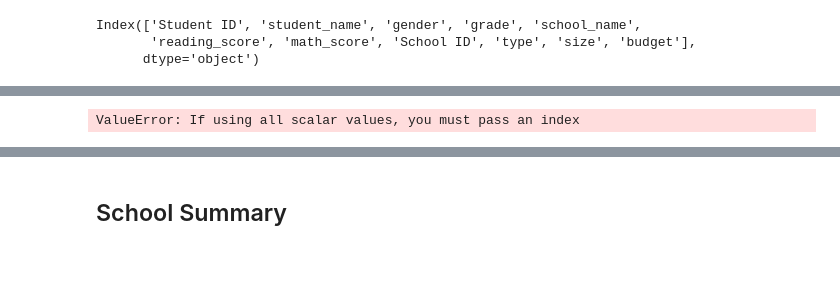
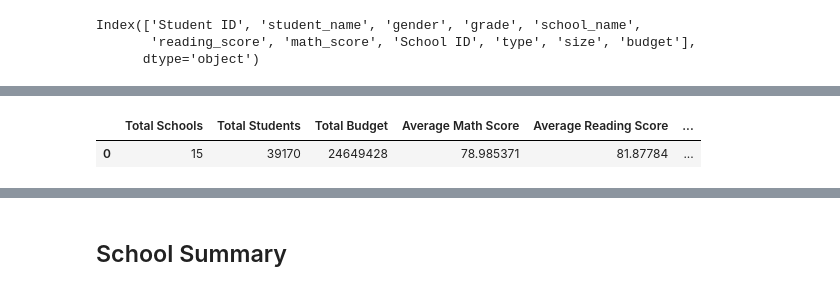
Before and after one commit to pmhu4242/pandas-challenge, a Jupyter notebook: PyCitySchools_starter.ipynb, the cells around one changed output, grey strips where cells are left out. Cells and saved outputs as stored; diff of their text form; code cells hidden in the pictures; blank space fills up the shorter version.

```diff
--- a/PyCitySchools_starter.ipynb
+++ b/PyCitySchools_starter.ipynb
@@ -44,52 +44,78 @@ Index(['Student ID', 'student_name', 'gender', 'grade', 'school_name',
        'reading_score', 'math_score', 'School ID', 'type', 'size', 'budget'],
       dtype='object')
 # %%
+district_sum = {"Total Schools": [school_count], "Total Students": [student_count], "Total Budget": [budget],
+                              "Average Math Score": [avg_math], "Average Reading Score": [avg_reading], "Percent Pass Rate for Math": [percent_math],
+                              "Percent Pass Rate for Reading": [percent_reading], "Overall Pass Rate": [percent_both]}
+
 school_name = school_data['school_name']
-print(school_name)
+#print(school_name)
 
 school_count = len(school_data)
-print(school_count)
+#print(school_count)
 
 student_count = sum(school_data['size'])
-print(student_count)
+#print(student_count)
 
 budget = school_data['budget'].sum()
-print(budget)
+#print(budget)
 
 budget_per_student = budget / student_count
-print(budget_per_student)
+#print(budget_per_student)
 
 avg_math = student_data['math_score'].mean()
-print(avg_math)
+#print(avg_math)
 
 avg_reading = student_data['reading_score'].mean()
-print(avg_reading)
+# print(avg_reading)
 
 pass_math = student_data.value_counts([student_data['math_score'] >= 70])
 print(pass_math)
+
 # pass_math2 = pass_math.loc[pass_math["math_score"] == "True"]#
 # print(pass_math2)
 percent_math = (pass_math / student_count) * 100
-print(percent_math)
+#print(percent_math)
 
 
 pass_reading = student_data.value_counts([student_data['reading_score'] >= 70])
-print(pass_reading)
+#print(pass_reading)
 
 percent_reading = (pass_reading / student_count) * 100
-print(percent_reading)
+#print(percent_reading)
 
 pass_both = student_data.value_counts([student_data['reading_score'] >= 70, student_data['math_score'] >= 70])
-print(pass_both)
+#print(pass_both)
 
 percent_both = (pass_both / student_count) * 100
 
-print(percent_both)
+#print(percent_both)
 
-school_data.describe()
 
-district_data = pd.DataFrame({"Total Schools": 'school_count', "Total Students": 'student_count', "Total Budget": 'budget',
-                              "Average Math Score": 'avg_math', "Average Reading Score": 'avg_reading', "Percent Pass Rate for Math": 'percent_math',
-                              "Percent Pass Rate for Reading": 'percent_reading', "Overall Pass Rate": 'percent_both'})
-district_data
+
+
+
+
+
+
+district_sum = pd.DataFrame([{"Total Schools": school_count, "Total Students": student_count, "Total Budget": budget,
+                              "Average Math Score": avg_math, "Average Reading Score": avg_reading,
+                              "Percent Pass Rate for Math": [percent_math], "Percent Pass Rate for Reading": [percent_reading],
+                              "Overall Pass Rate": [percent_both]}])
+
+
+
+
+
+
+
+
+
+district_sum
+#district_data = pd.DataFrame(district_sum, columns = ["Total Schools", "Total Students", "Total Budget",
+                             # "Average Math Score", "Average Reading Score", "Percent Pass Rate for Math",
+                              #"Percent Pass Rate for Reading", "Overall Pass Rate"])
+# district_data
+
+# district_data.dtypes
 # %% [output]
@@ -113 +126,2 @@ dtype: float64
-ValueError: If using all scalar values, you must pass an index
+|  | Total Schools | Total Students | Total Budget | Average Math Score | Average Reading Score | ... |
+| 0 | 15 | 39170 | 24649428 | 78.985371 | 81.87784 | ... |
```
Also changed, not shown: parts of 7 cells of this notebook.
